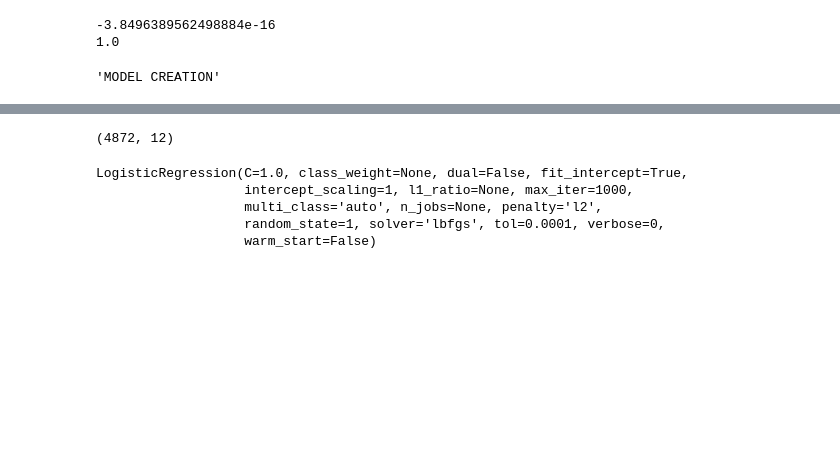
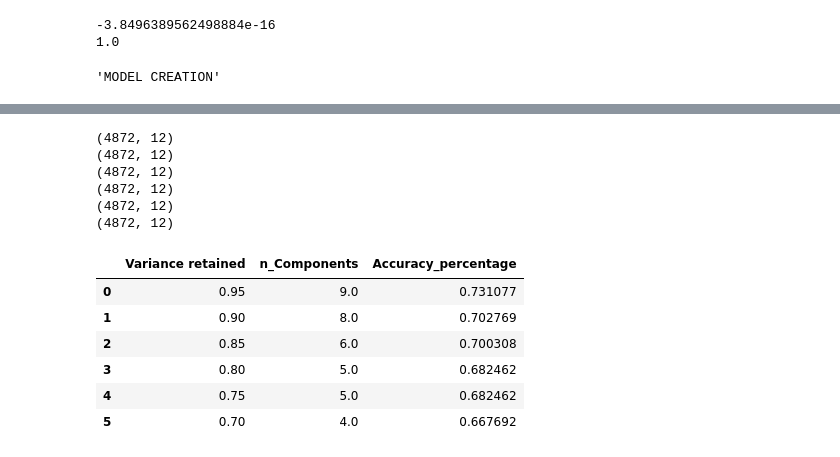
Before and after one commit to sherylla/UCB_Final_Project, a Jupyter notebook: finproj_segment1.ipynb, the cells around one changed output, grey strips where cells are left out. Drawn from its saved outputs; the diff is of its cells as text; code cells hidden in the pictures; blank space fills up the shorter version.

```diff
--- a/finproj_segment1.ipynb
+++ b/finproj_segment1.ipynb
@@ -259,4 +253,0 @@ Counter({0: 3914, 1: 958})
-# %%
-X_train.shape
-# %% [output]
-(4872, 12)
@@ -267,8 +253,0 @@ classifier = LogisticRegression(solver='lbfgs',
-# %%
-classifier.fit(X_train, y_train)
-# %% [output]
-LogisticRegression(C=1.0, class_weight=None, dual=False, fit_intercept=True,
-                   intercept_scaling=1, l1_ratio=None, max_iter=1000,
-                   multi_class='auto', n_jobs=None, penalty='l2',
-                   random_state=1, solver='lbfgs', tol=0.0001, verbose=0,
-                   warm_start=False)
@@ -276,0 +254,56 @@ y_pred = classifier.predict(X_test)
+# %%
+'''BEGIN SEGMENT TWO: PCA'''
+variance_list = [0.95,0.90,0.85,0.80,0.75,0.70]
+
+from sklearn.decomposition import PCA
+
+from sklearn import metrics
+
+benchmark_cols = ['Variance retained','n_Components','Accuracy_percentage']
+benchmark = pd.DataFrame(columns = benchmark_cols)
+
+def benchmark_pca(variance,train_img,train_lbl,test_img,test_lbl):
+    global benchmark
+    print(train_img.shape)
+    pca = PCA(variance)
+    pca.fit(train_img)
+    n_components = pca.n_components_
+    train_img = pca.transform(train_img)
+
+    # pca.fit(test_img)
+    test_img = pca.transform(test_img)
+    logisticRegr = LogisticRegression(solver = 'lbfgs')
+    #start = time.time()
+    logisticRegr.fit(train_img, train_lbl)
+    #end =  time.time()
+
+    #timing = end-start
+
+    # Predict for Multiple Observations (images) at Once
+    predicted = logisticRegr.predict(test_img)
+
+    # generate evaluation metrics
+    accuracy = (metrics.accuracy_score(test_lbl, predicted))
+    #return
+    a = dict(zip(benchmark_cols,[variance,n_components,accuracy]))
+    benchmark = benchmark.append(a,ignore_index=True)
+
+for variance in variance_list:
+    benchmark_pca(variance,X_train,y_train,X_test,y_test)
+# %% [output]
+(4872, 12)
+(4872, 12)
+(4872, 12)
+(4872, 12)
+(4872, 12)
+(4872, 12)
+# %%
+benchmark
+# %% [output]
+|  | Variance retained | n_Components | Accuracy_percentage |
+| 0 | 0.95 | 9.0 | 0.731077 |
+| 1 | 0.90 | 8.0 | 0.702769 |
+| 2 | 0.85 | 6.0 | 0.700308 |
+| 3 | 0.80 | 5.0 | 0.682462 |
+| 4 | 0.75 | 5.0 | 0.682462 |
+| 5 | 0.70 | 4.0 | 0.667692 |
```
Also changed, not shown: parts of 28 cells of this notebook.
